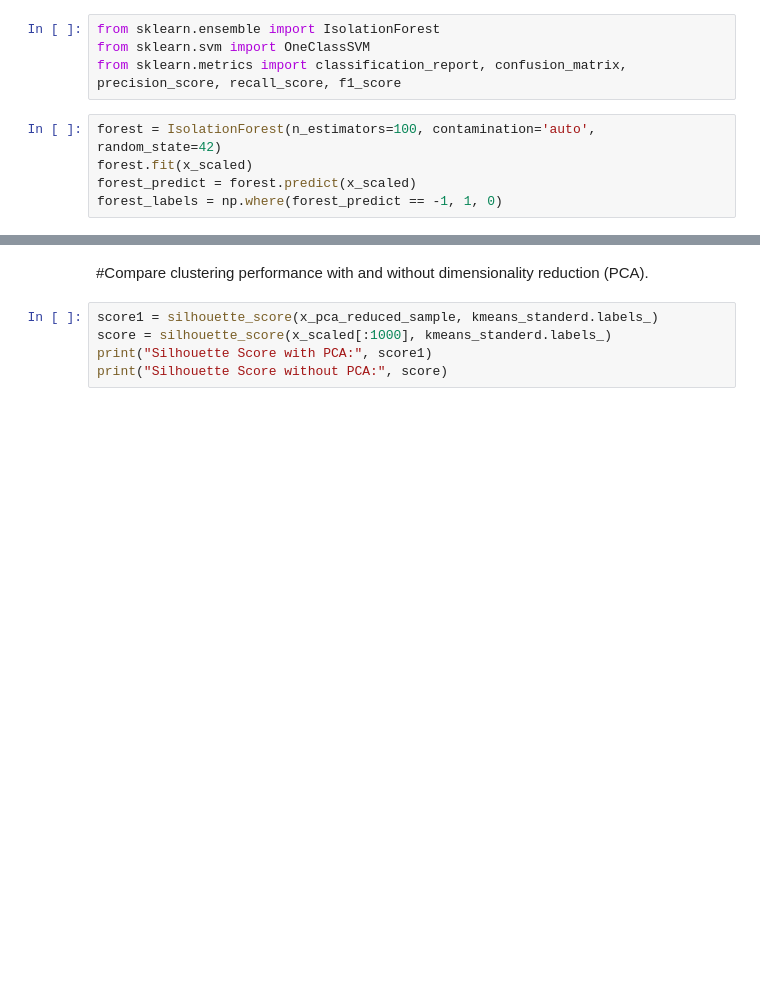
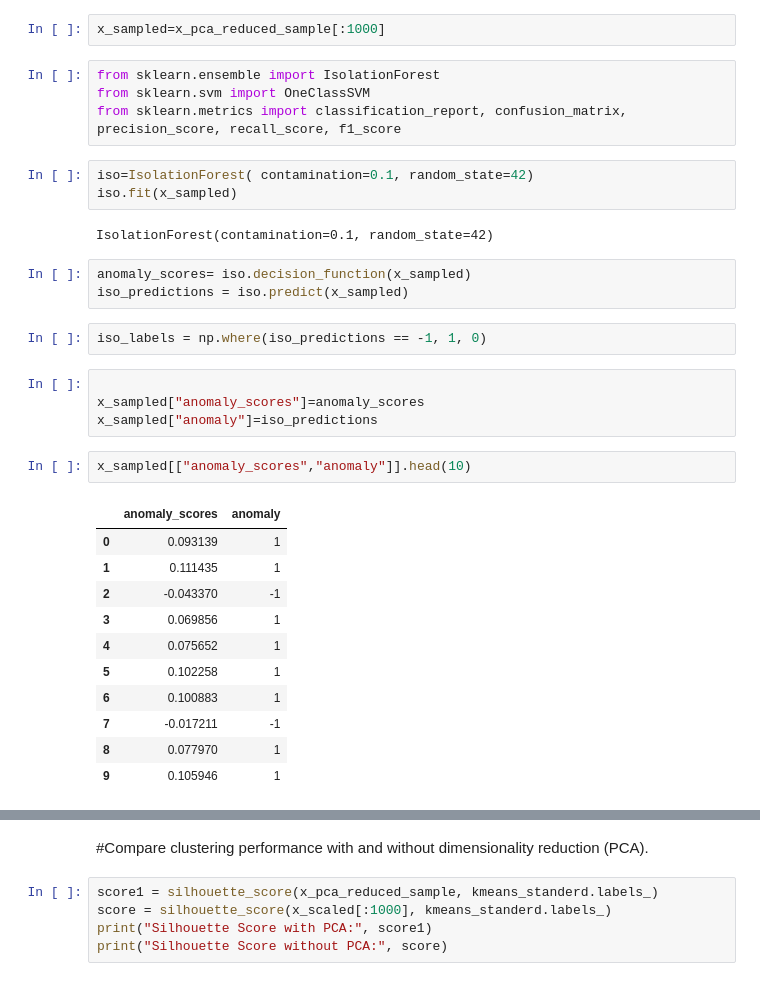
Before and after one commit to Naseem-Ananzeh/Ml2_Final_Project, a Jupyter notebook: Final_Project_ML2_Credit_Card.ipynb, the cells around one changed output, grey strips where cells are left out. Cells and saved outputs as stored; diff of their text form; blank space fills up the shorter version.

```diff
--- a/Final_Project_ML2_Credit_Card.ipynb
+++ b/Final_Project_ML2_Credit_Card.ipynb
@@ -688,11 +687,36 @@ plt.show()
 # %% [markdown]
 ##Anomaly detection
+# %%
+x_sampled=x_pca_reduced_sample[:1000]
 # %%
 from sklearn.ensemble import IsolationForest
 from sklearn.svm import OneClassSVM
 from sklearn.metrics import classification_report, confusion_matrix, precision_score, recall_score, f1_score
-# %%
-forest = IsolationForest(n_estimators=100, contamination='auto', random_state=42)
-forest.fit(x_scaled)
-forest_predict = forest.predict(x_scaled)
-forest_labels = np.where(forest_predict == -1, 1, 0)
+# %%
+iso=IsolationForest( contamination=0.1, random_state=42)
+iso.fit(x_sampled)
+# %% [output]
+IsolationForest(contamination=0.1, random_state=42)
+# %%
+anomaly_scores= iso.decision_function(x_sampled)
+iso_predictions = iso.predict(x_sampled)
+# %%
+iso_labels = np.where(iso_predictions == -1, 1, 0)
+# %%
+
+x_sampled["anomaly_scores"]=anomaly_scores
+x_sampled["anomaly"]=iso_predictions
+# %%
+x_sampled[["anomaly_scores","anomaly"]].head(10)
+# %% [output]
+|  | anomaly_scores | anomaly |
+| 0 | 0.093139 | 1 |
+| 1 | 0.111435 | 1 |
+| 2 | -0.043370 | -1 |
+| 3 | 0.069856 | 1 |
+| 4 | 0.075652 | 1 |
+| 5 | 0.102258 | 1 |
+| 6 | 0.100883 | 1 |
+| 7 | -0.017211 | -1 |
+| 8 | 0.077970 | 1 |
+| 9 | 0.105946 | 1 |
```
Also changed, not shown: parts of 40 cells of this notebook.
